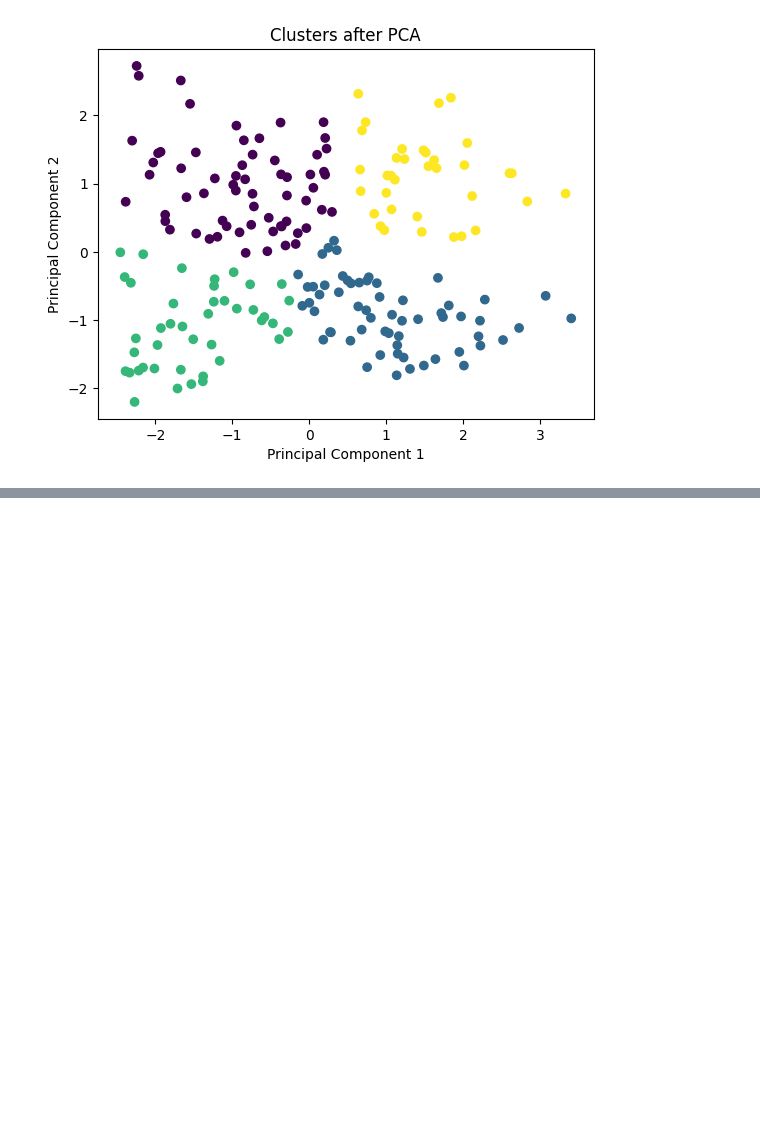
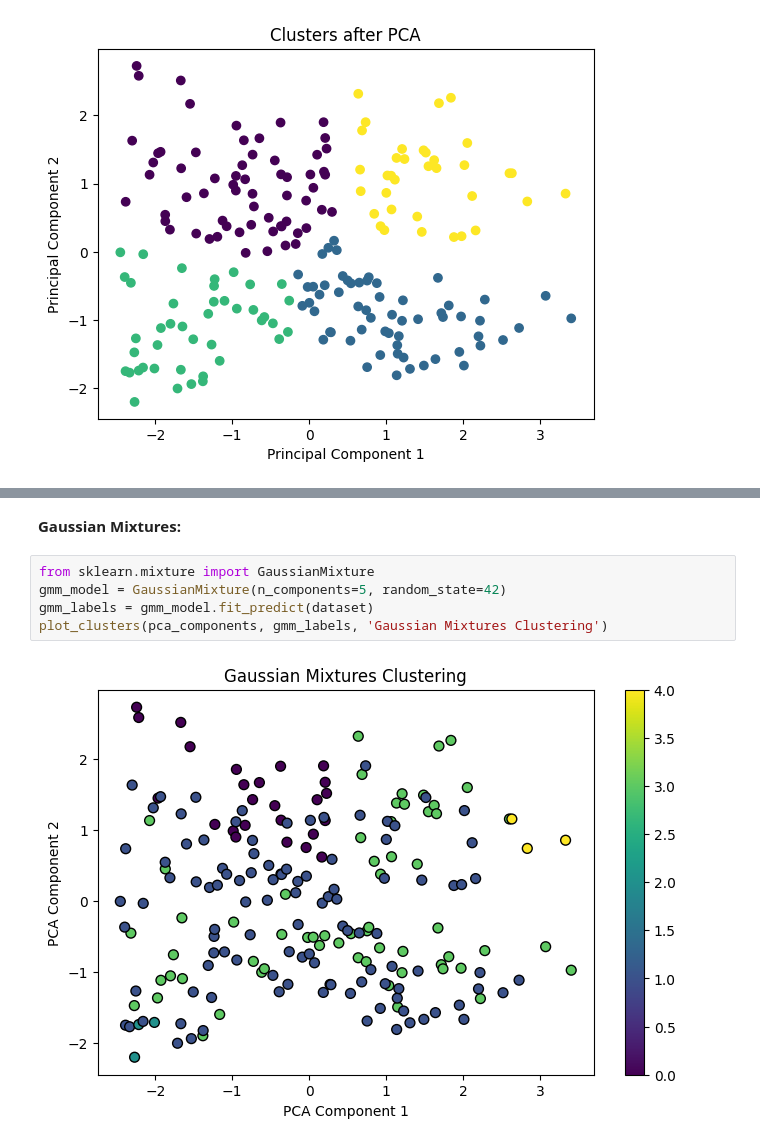
Before and after one commit to SrilakshmiKokanti/Customer-Segmentation-using-K-means, a Jupyter notebook: Customer Segmentation using K-means.ipynb, the cells around one changed output, grey strips where cells are left out. Cells and saved outputs as stored; diff of their text form; blank space fills up the shorter version.

```diff
--- a/Customer Segmentation using K-means.ipynb
+++ b/Customer Segmentation using K-means.ipynb
@@ -188,0 +216,9 @@ plt.show()
+# %% [markdown]
+**Gaussian Mixtures:**
+# %%
+from sklearn.mixture import GaussianMixture
+gmm_model = GaussianMixture(n_components=5, random_state=42)
+gmm_labels = gmm_model.fit_predict(dataset)
+plot_clusters(pca_components, gmm_labels, 'Gaussian Mixtures Clustering')
+# %% [output]
+[figure, added]
```
Also changed, not shown: parts of 7 cells of this notebook.
